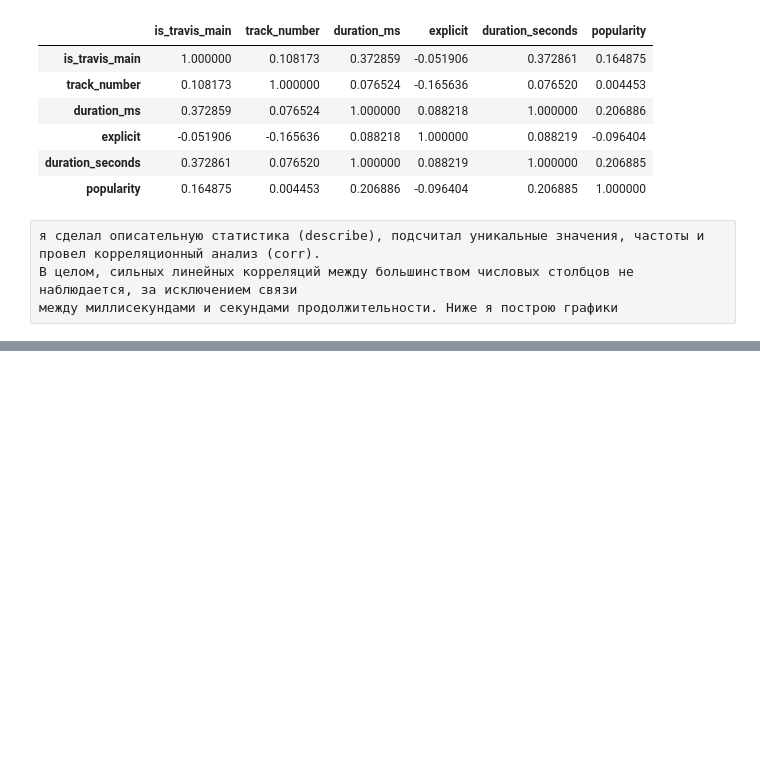
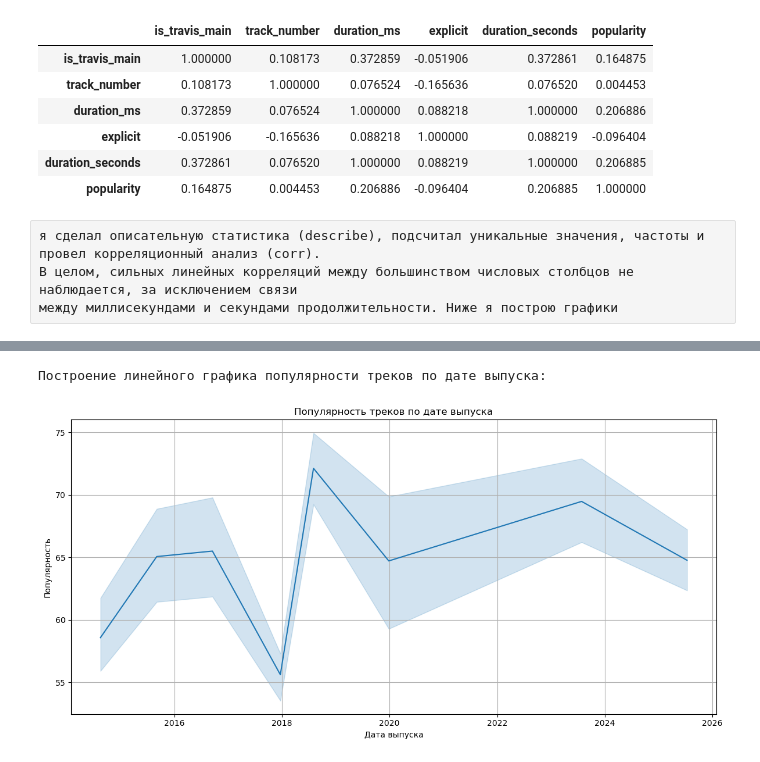
Before and after one commit to nikitastorchak920/proect, a Jupyter notebook: Проект.ipynb, the cells around one changed output, grey strips where cells are left out. Drawn from its saved outputs; the diff is of its cells as text; code cells hidden in the pictures; blank space fills up the shorter version.

```diff
--- a/Проект.ipynb
+++ b/Проект.ipynb
@@ -198,0 +228,14 @@ display(df.corr(numeric_only=True))
+# %%
+print('Построение линейного графика популярности треков по дате выпуска:')
+
+plt.figure(figsize=(12, 6))
+sns.lineplot(data=df, x='release_date', y='popularity')
+plt.title('Популярность треков по дате выпуска')
+plt.xlabel('Дата выпуска')
+plt.ylabel('Популярность')
+plt.grid(True)
+plt.tight_layout()
+plt.show()
+# %% [output]
+Построение линейного графика популярности треков по дате выпуска:
+[figure, added]
```
Also changed, not shown: parts of 10 cells of this notebook.
